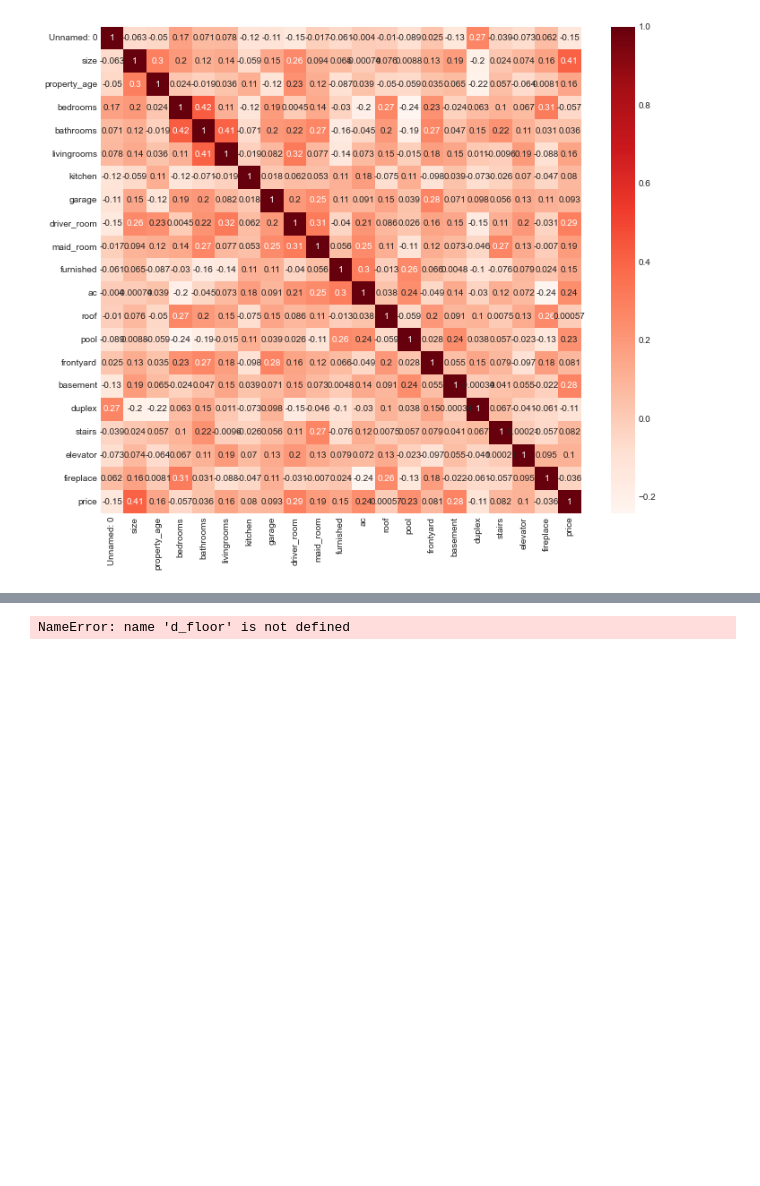
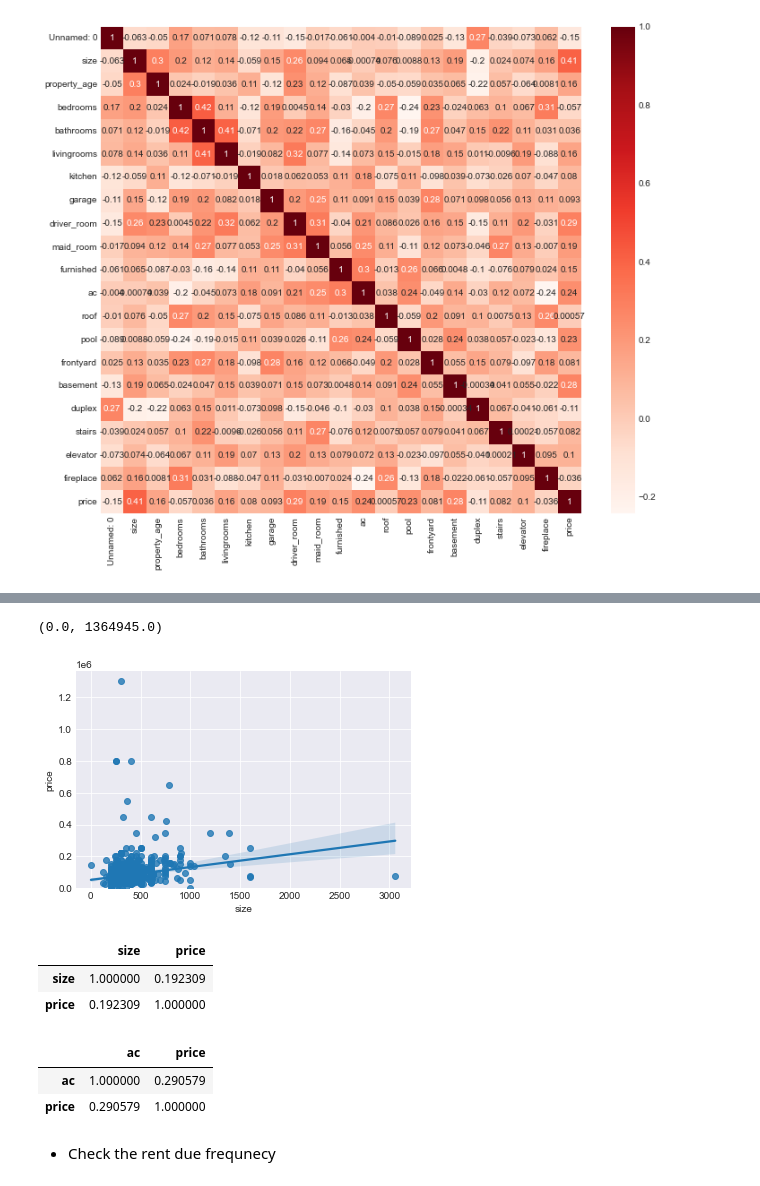
Before and after one commit to novr1512/saudi_aqar_price_prediction, a Jupyter notebook: full_EDA.ipynb, the cells around one changed output, grey strips where cells are left out. Saved outputs shown, nothing was run; the diff lists cells and outputs as text; code cells hidden in the pictures; blank space fills up the shorter version.

```diff
--- a/full_EDA.ipynb
+++ b/full_EDA.ipynb
@@ -189,8 +216,25 @@ H_data.head()
+# %%
+d_floor = H_data[H_data['Accommodation types'] == 'floor']
+# %%
+# Engine size as potential predictor variable of price
+sns.regplot(x="size", y="price", data=d_floor)
+plt.ylim(0,)
+# %% [output]
+(0.0, 1364945.0)
+[figure, added]
 # %%
 #Correlation between size and price
 d_floor[["size", "price"]].corr()
+# %% [output]
+|  | size | price |
+| size | 1.000000 | 0.192309 |
+| price | 0.192309 | 1.000000 |
 # %%
 #Correlation between size and price
 d_floor[["ac", "price"]].corr()
 # %% [output]
-NameError: name 'd_floor' is not defined
+|  | ac | price |
+| ac | 1.000000 | 0.290579 |
+| price | 0.290579 | 1.000000 |
+# %% [markdown]
+- Check the rent due frequnecy
```
Also changed, not shown: parts of 11 cells of this notebook, 3 other files.
